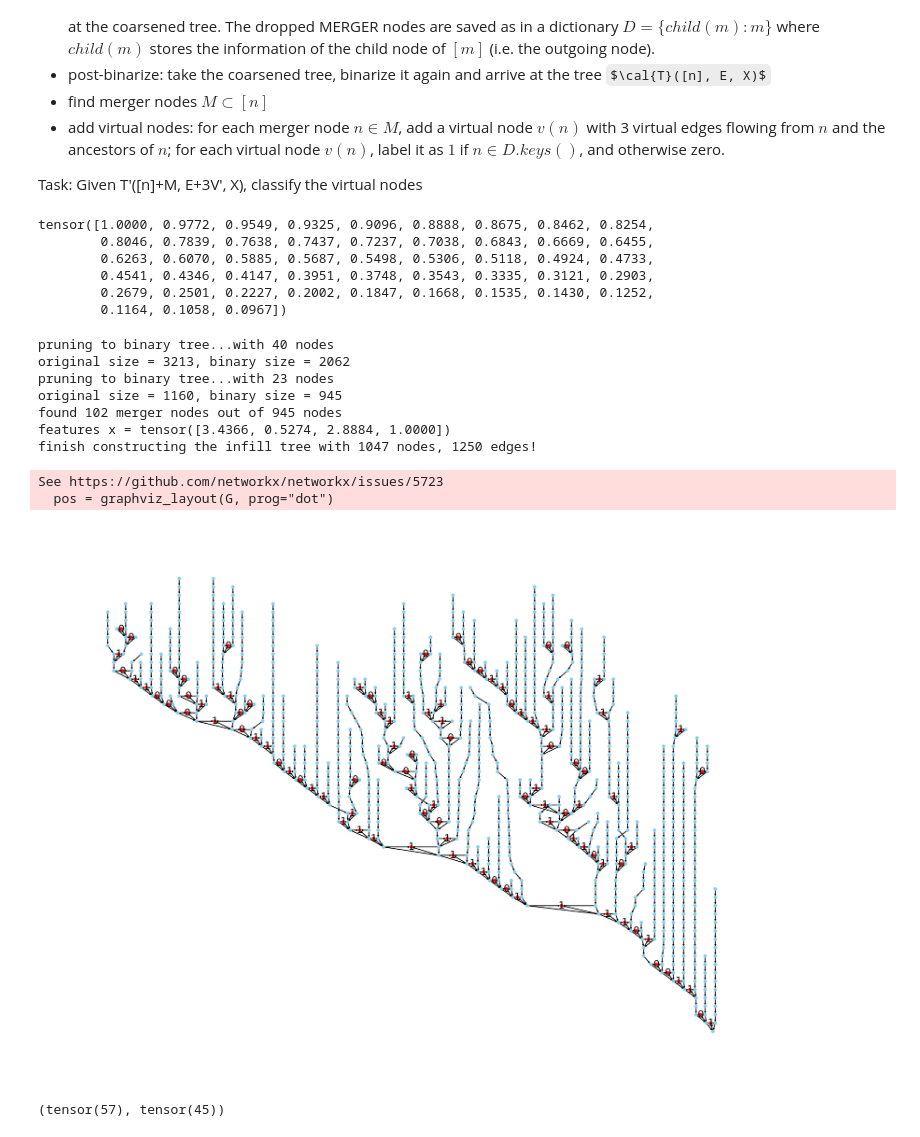
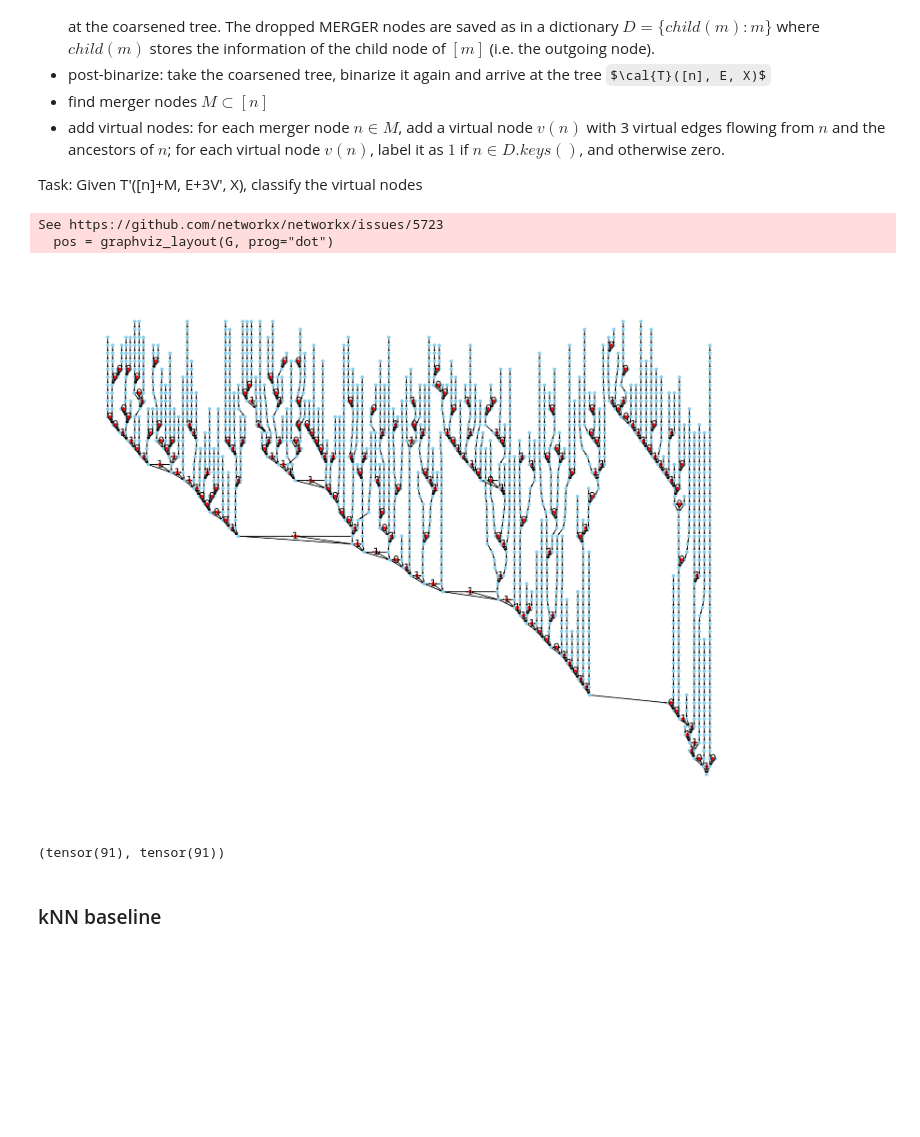
Before and after one commit to nhuang37/cosmology_benchmark, a Jupyter notebook: tree_infilling.ipynb, the cells around one changed output. Saved outputs shown, nothing was run; the diff lists cells and outputs as text; code cells hidden in the pictures; some formulas as TeX source; blank space fills up the shorter version.

```diff
--- a/tree_infilling.ipynb
+++ b/tree_infilling.ipynb
@@ -75,14 +165,10 @@ def draw_infill_tree(infill_tree, node_size=10):
     y_offset = 0.15  # How much higher to place the red nodes
     x_offset = 0.1
     num_nodes = infill_tree.x.shape[0]
-    child_nodes = infill_tree.edge_index[0]
-    parent_nodes = infill_tree.edge_index[1]
     virtual_nodes = torch.arange(num_nodes)[infill_tree.vn_mask].tolist()
     for red_node in virtual_nodes:
         #print(red_node)
-        neighbors = child_nodes[parent_nodes == red_node]
-        ancestors_id = torch.topk(infill_tree.x[neighbors,-1], 2, largest=False)[1].tolist()
-        neighbors = neighbors[ancestors_id].tolist()
+        neighbors = find_ancestor_descendent_vn(infill_tree, red_node)
         #print(neighbors)
         x1, y1 = pos[neighbors[0]]
         x2, y2 = pos[neighbors[1]]
@@ -101,17 +187,3 @@ def draw_infill_tree(infill_tree, node_size=10):
             ax=ax, node_color=node_colors, node_size=node_size)
     nx.draw_networkx_labels(G, pos=new_pos, labels=labels)
     plt.show()
-# %%
-prune_trim_dataset= pickle.load(open(f"/mnt/home/thuang/playground/datasets/pruned_trimmed_tree_small/pruned_trimmed_trainset_n=3_lh=600.pkl","rb"))
-sizes = np.array([data.x.shape[0] for data in prune_trim_dataset])
-lhs = np.array([data.lh_id for data in prune_trim_dataset])
-idx_max = np.argmax(sizes)
-kept_times = compute_kept_times(prune_trim_dataset[idx_max])
-print(kept_times)
-# %% [output]
-tensor([1.0000, 0.9772, 0.9549, 0.9325, 0.9096, 0.8888, 0.8675, 0.8462, 0.8254,
-        0.8046, 0.7839, 0.7638, 0.7437, 0.7237, 0.7038, 0.6843, 0.6669, 0.6455,
-        0.6263, 0.6070, 0.5885, 0.5687, 0.5498, 0.5306, 0.5118, 0.4924, 0.4733,
-        0.4541, 0.4346, 0.4147, 0.3951, 0.3748, 0.3543, 0.3335, 0.3121, 0.2903,
-        0.2679, 0.2501, 0.2227, 0.2002, 0.1847, 0.1668, 0.1535, 0.1430, 0.1252,
-        0.1164, 0.1058, 0.0967])
@@ -118,20 +219,19 @@ tensor([1.0000, 0.9772, 0.9549, 0.9325, 0.9096, 0.8888, 0.8675, 0.8462, 0.8254,
+# %%
+num_trees = 200
+dataset_lb = torch.load( "/mnt/home/thuang/ceph/playground/datasets/merger_trees_1000_feat_1e13/SAM_trees/all_trees_24996.pt")
+train_trees, val_trees, test_trees, dataset, ratio, kept_times = build_infill_dataset(dataset_lb, num_trees=num_trees, same_lh=False,
+                                      infilling_file_name=f"infilling_trees_25k_{num_trees}",
+                     infilling_ratios=f"infilling_merger_ratios_25k_{num_trees}.pkl")
 # %%
 small = 0 #np.argmin(sizes)
-data = prune_trim_dataset[small]
-infill_tree = build_infill_tree(data, kept_times, verbose=True)
+#data = dataset[small]
+infill_tree =  dataset[small] #build_infill_tree(data, kept_times, verbose=True)
 draw_infill_tree(infill_tree)
 # %% [output]
-pruning to binary tree...with 40 nodes
-original size = 3213, binary size = 2062
-pruning to binary tree...with 23 nodes
-original size = 1160, binary size = 945
-found 102 merger nodes out of 945 nodes
-features x = tensor([3.4366, 0.5274, 2.8884, 1.0000])
-finish constructing the infill tree with 1047 nodes, 1250 edges!
+See https://github.com/networkx/networkx/issues/5723
+  pos = graphviz_layout(G, prog="dot")
-See https://github.com/networkx/networkx/issues/5723
-  pos = graphviz_layout(G, prog="dot")
-[figure, old version]
+[figure, new version]
 # %%
 (infill_tree.label == 1).sum(), (infill_tree.label == 0).sum()
 # %% [output]
-(tensor(57), tensor(45))
+(tensor(91), tensor(91))
@@ -155,0 +238,2 @@ pickle.dump(np.array(all_merger_ratios), open(f"{path}/infilling_merger_ratios.p
+# %% [markdown]
+### kNN baseline
```
Also changed, not shown: parts of 39 cells of this notebook, 10 other files.
